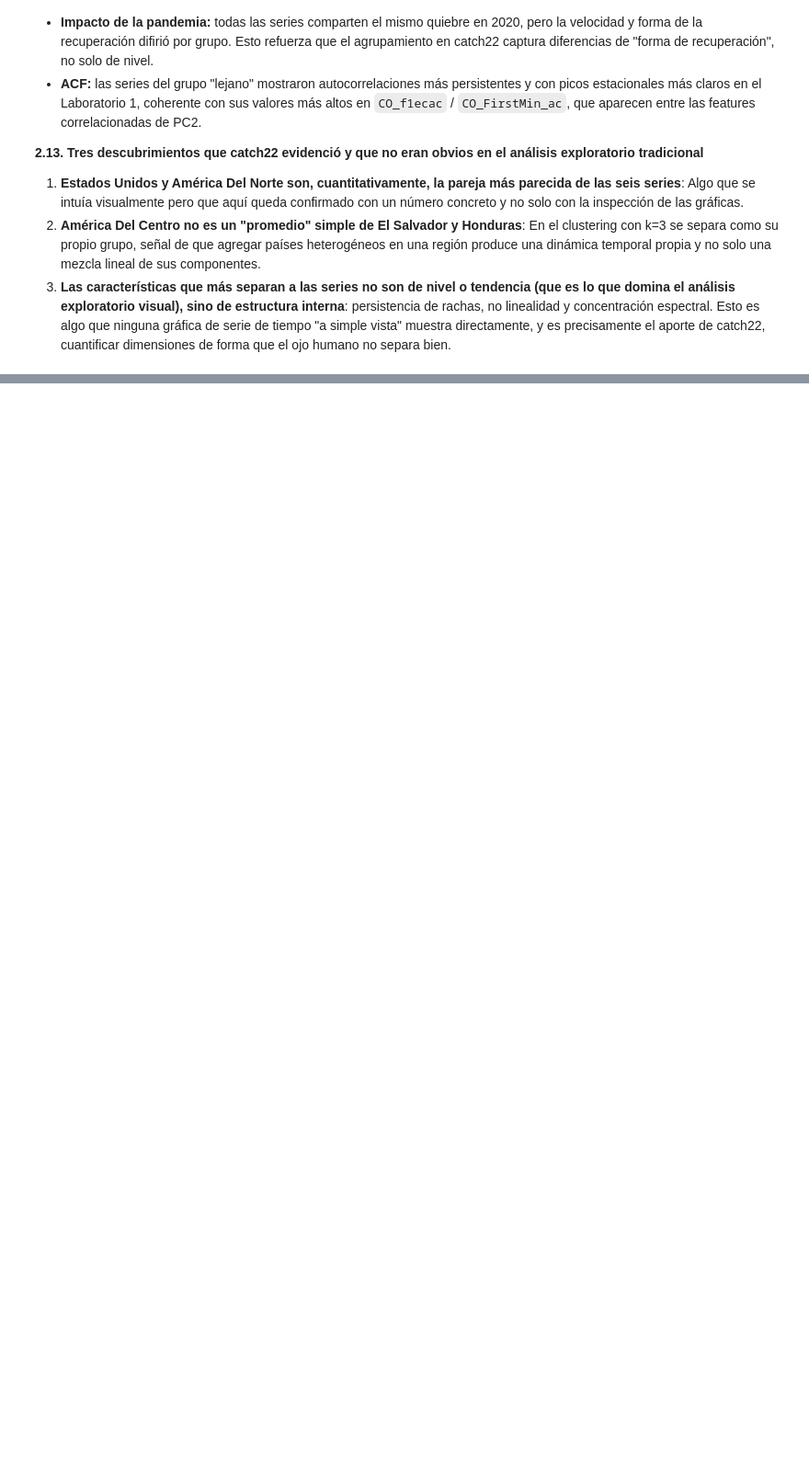
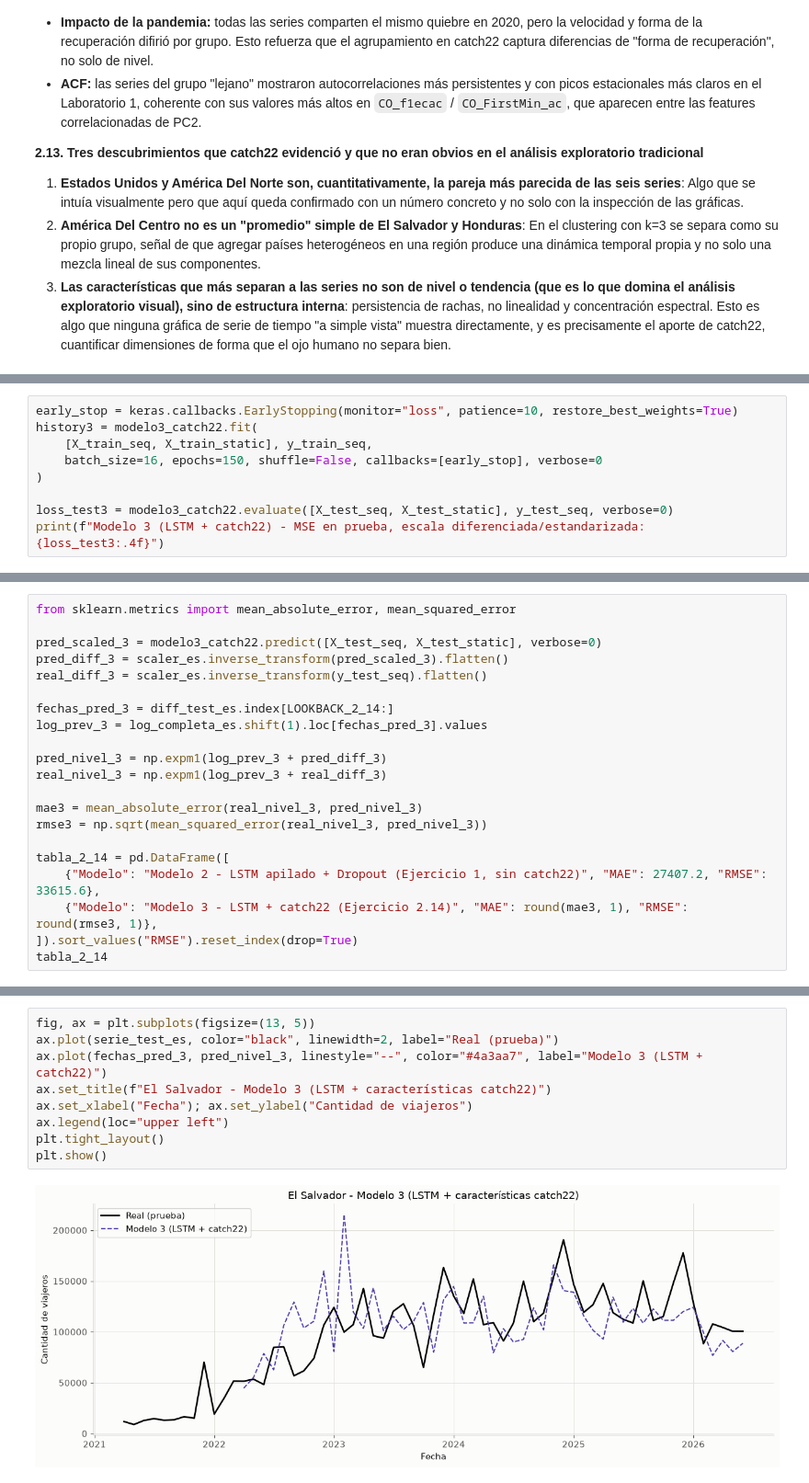
Before and after one commit to nilsmuralles/Lab2-DataScience, a Jupyter notebook: catch22_series.ipynb, the cells around one changed output, grey strips where cells are left out. Shown at 92% size. Cells and saved outputs as stored; diff of their text form; blank space fills up the shorter version.

Commit message:
feat: 2.14 LSTM completed

```diff
--- a/catch22_series.ipynb
+++ b/catch22_series.ipynb
@@ -384,0 +503,9 @@ Sí, son consistentes.
+# %%
+early_stop = keras.callbacks.EarlyStopping(monitor="loss", patience=10, restore_best_weights=True)
+history3 = modelo3_catch22.fit(
+    [X_train_seq, X_train_static], y_train_seq,
+    batch_size=16, epochs=150, shuffle=False, callbacks=[early_stop], verbose=0
+)
+
+loss_test3 = modelo3_catch22.evaluate([X_test_seq, X_test_static], y_test_seq, verbose=0)
+print(f"Modelo 3 (LSTM + catch22) - MSE en prueba, escala diferenciada/estandarizada: {loss_test3:.4f}")
@@ -384,0 +520,21 @@ Sí, son consistentes.
+# %%
+from sklearn.metrics import mean_absolute_error, mean_squared_error
+
+pred_scaled_3 = modelo3_catch22.predict([X_test_seq, X_test_static], verbose=0)
+pred_diff_3 = scaler_es.inverse_transform(pred_scaled_3).flatten()
+real_diff_3 = scaler_es.inverse_transform(y_test_seq).flatten()
+
+fechas_pred_3 = diff_test_es.index[LOOKBACK_2_14:]
+log_prev_3 = log_completa_es.shift(1).loc[fechas_pred_3].values
+
+pred_nivel_3 = np.expm1(log_prev_3 + pred_diff_3)
+real_nivel_3 = np.expm1(log_prev_3 + real_diff_3)
+
+mae3 = mean_absolute_error(real_nivel_3, pred_nivel_3)
+rmse3 = np.sqrt(mean_squared_error(real_nivel_3, pred_nivel_3))
+
+tabla_2_14 = pd.DataFrame([
+    {"Modelo": "Modelo 2 - LSTM apilado + Dropout (Ejercicio 1, sin catch22)", "MAE": 27407.2, "RMSE": 33615.6},
+    {"Modelo": "Modelo 3 - LSTM + catch22 (Ejercicio 2.14)", "MAE": round(mae3, 1), "RMSE": round(rmse3, 1)},
+]).sort_values("RMSE").reset_index(drop=True)
+tabla_2_14
@@ -384,0 +545,11 @@ Sí, son consistentes.
+# %%
+fig, ax = plt.subplots(figsize=(13, 5))
+ax.plot(serie_test_es, color="black", linewidth=2, label="Real (prueba)")
+ax.plot(fechas_pred_3, pred_nivel_3, linestyle="--", color="#4a3aa7", label="Modelo 3 (LSTM + catch22)")
+ax.set_title(f"El Salvador - Modelo 3 (LSTM + características catch22)")
+ax.set_xlabel("Fecha"); ax.set_ylabel("Cantidad de viajeros")
+ax.legend(loc="upper left")
+plt.tight_layout()
+plt.show()
+# %% [output]
+[figure, added]
```
Also changed, not shown: parts of 15 cells of this notebook.
